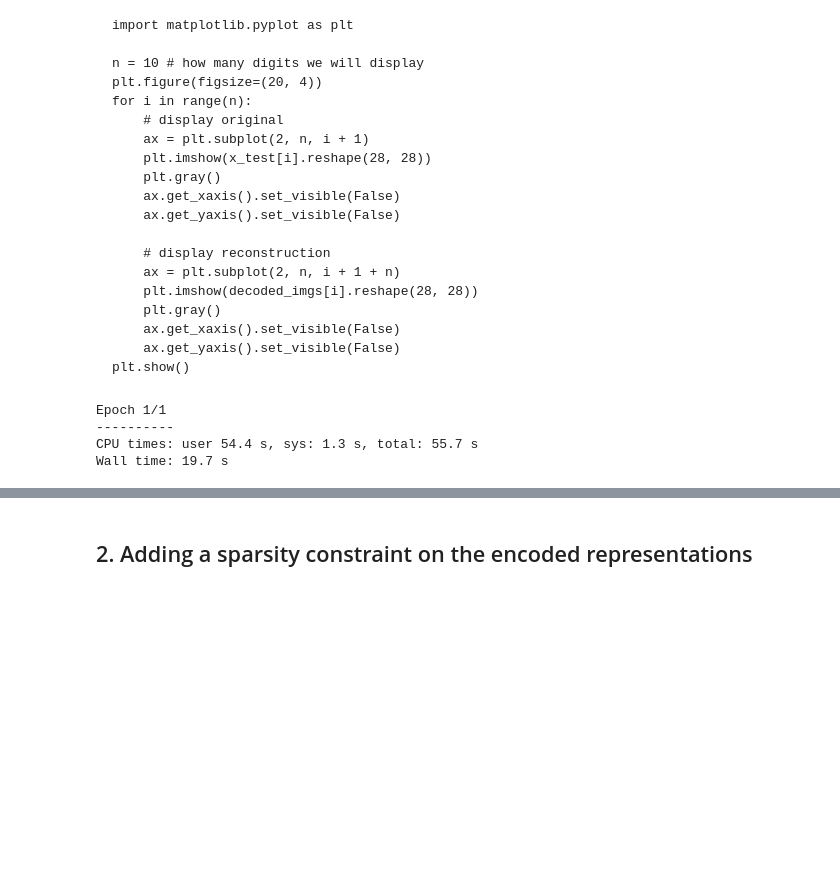
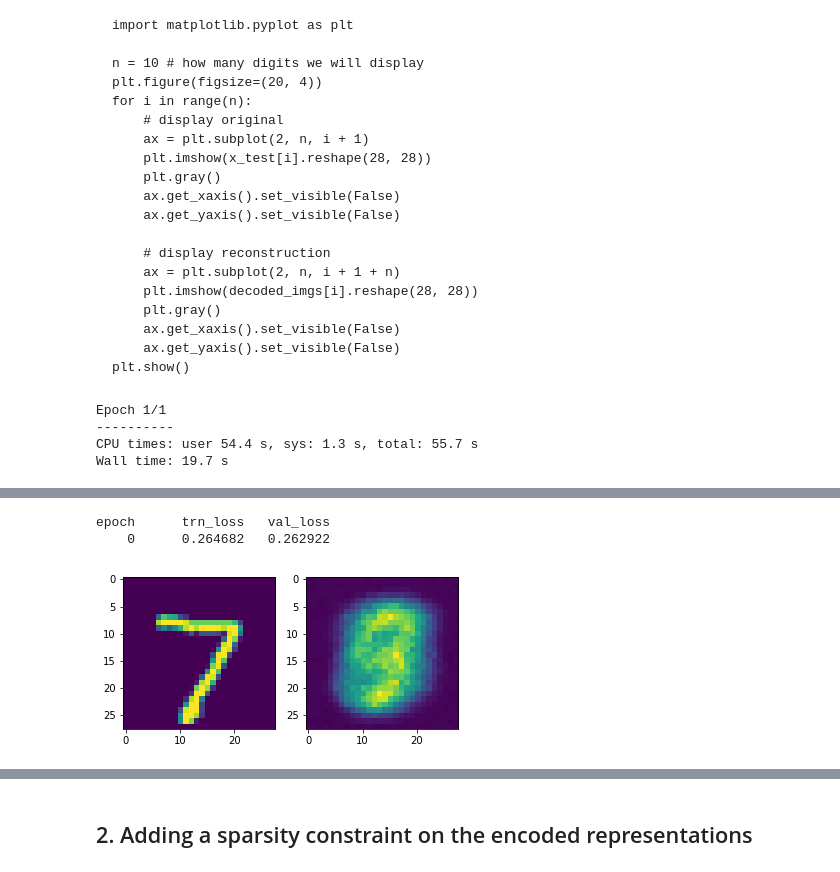
Before and after one commit to WNoxchi/deeplearningstudy, a Jupyter notebook: pytorch/pytorch-keras-autoencoder-tutorial.ipynb, the cells around one changed output, grey strips where cells are left out. Drawn from its saved outputs; the diff is of its cells as text; code cells hidden in the pictures; blank space fills up the shorter version.

```diff
--- a/pytorch/pytorch-keras-autoencoder-tutorial.ipynb
+++ b/pytorch/pytorch-keras-autoencoder-tutorial.ipynb
@@ -314,0 +337,5 @@ def compare_plot(x,z, idx=0, cdx=1):
+# %%
+learn.fit(0.01, 1)     # fit learner to data
+z = learn.predict()    # run learner on val data
+compare_plot([[x]], z) # display X vs Z
+# %% [output]
@@ -314,0 +343,3 @@ def compare_plot(x,z, idx=0, cdx=1):
+epoch      trn_loss   val_loss
+    0      0.264682   0.262922
+[figure, added]
```
Also changed, not shown: parts of 118 cells of this notebook.
